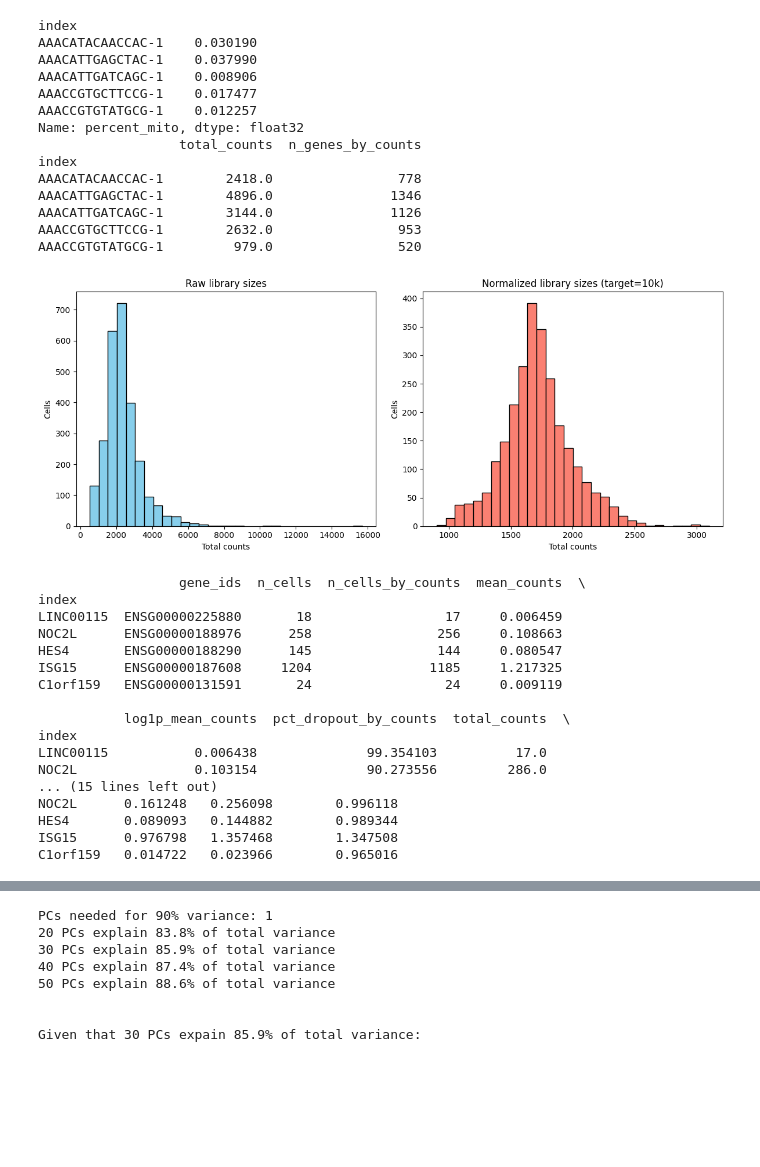
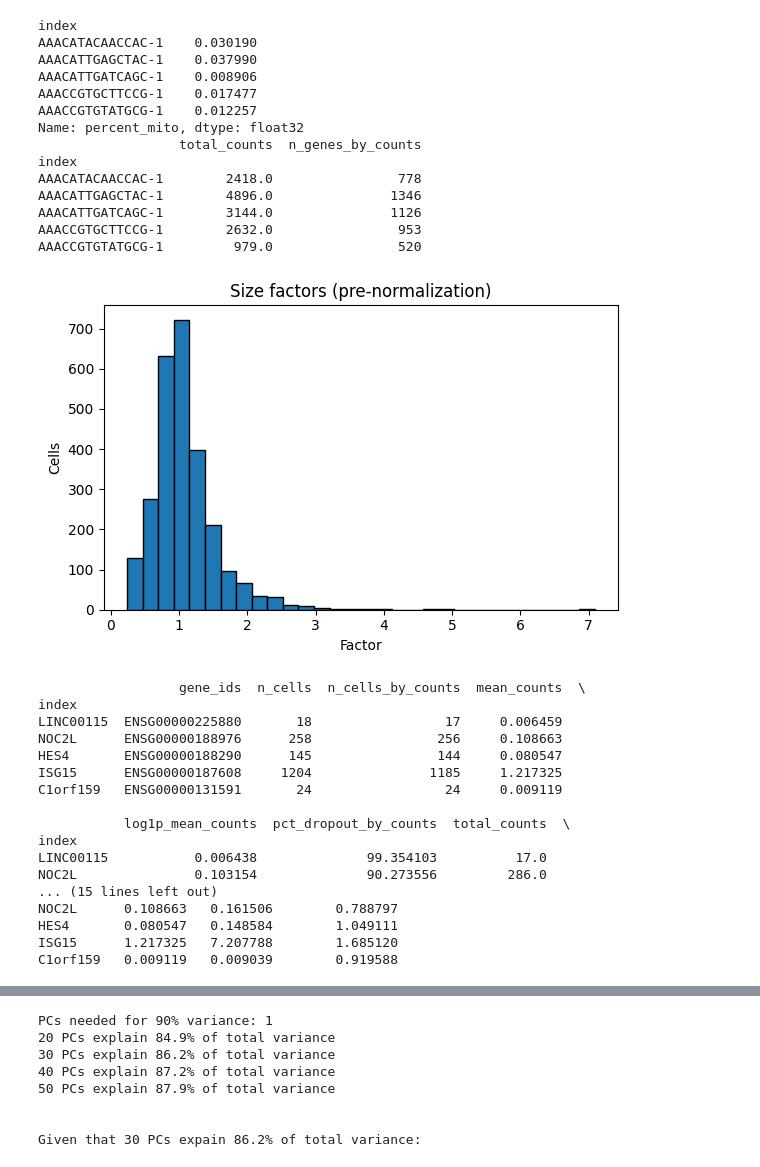
Before and after one commit to AdiWiesel/PBMC3k_scRNAseq_pipeline, a Jupyter notebook: BasicPipeline.ipynb, the cells around one changed output, grey strips where cells are left out. Saved outputs shown, nothing was run; the diff lists cells and outputs as text; code cells hidden in the pictures; blank space fills up the shorter version.

```diff
--- a/BasicPipeline.ipynb
+++ b/BasicPipeline.ipynb
@@ -32,37 +32,26 @@ print(adata.obs[["total_counts", "n_genes_by_counts"]].head()) # pre-normalizati
 adata.layers["counts"] = adata.X.copy() # preserve raw counts
 adata.layers["counts_norm"] = adata.layers["counts"].copy()
 sc.pp.normalize_total(adata, target_sum=1e4, layer="counts_norm", inplace=True)
-
 # 3. Log-transform (variance stabilizer)
 sc.pp.log1p(adata, layer="counts_norm")
 
 adata.layers["logcounts"] = adata.layers["counts_norm"].copy()
 
-# 4. Compare distributions (before and after normal+log transformation)
-raw_counts = np.array(adata.layers["counts"].sum(axis=1)).ravel()
-norm_counts = np.array(adata.layers["counts_norm"].sum(axis=1)).ravel()
-
-plt.figure(figsize=(12,5))
-
-plt.subplot(1,2,1)
-plt.hist(raw_counts, bins=30, color="skyblue", edgecolor="black")
-plt.title("Raw library sizes")
-plt.xlabel("Total counts")
+pre_counts = np.array(adata.layers["counts"].sum(axis=1)).ravel()
+size_factors = pre_counts / np.median(pre_counts)
+plt.figure(figsize=(6,4))
+plt.hist(size_factors, bins=30, edgecolor="black")
+plt.title("Size factors (pre-normalization)")
+plt.xlabel("Factor")
 plt.ylabel("Cells")
-
-plt.subplot(1,2,2)
-plt.hist(norm_counts, bins=30, color="salmon", edgecolor="black")
-plt.title("Normalized library sizes (target=10k)")
-plt.xlabel("Total counts")
-plt.ylabel("Cells")
-
 plt.tight_layout()
 plt.show()
+
 
 # Feature selection (identify HVGs)
 sc.pp.highly_variable_genes(
     adata,
-    layer="logcounts",        # use log-normalized data
+    layer="counts",
     flavor="seurat_v3",
     n_top_genes=1500          # choose the 1.5k genes with highest variance (might imply biological importance)
 )
@@ -129,34 +118,34 @@ This notebook implemented the single-cell RNA-seq analysis workflow
 up to clustering (Sections 1–10 of *sc-best-practices*), using the PBMC3k dataset.
 
 - The pipeline included QC, normalization, log transformation,
   selection of 1500 highly variable genes, PCA, neighborhood graph construction,
   Leiden clustering, and UMAP visualization.
 - The resulting UMAP revealed ~7 transcriptionally distinct clusters,
   corresponding to major immune cell types (T, B, NK, monocytes, dendritic).
 
 ### **Next Steps (Future Work)**
 - **Annotation:** identify marker genes per cluster and assign biological identities.
 - **Integration:** merge multiple datasets to study batch effects.
 - **Differential expression:** characterize transcriptional differences between conditions.
 - **Trajectory inference:** reconstruct dynamic cell-state transitions.
 - **Machine learning:** explore supervised classification of known cell types.
 """))
 # %% [output]
 index
 AAACATACAACCAC-1    0.030190
 AAACATTGAGCTAC-1    0.037990
 AAACATTGATCAGC-1    0.008906
 AAACCGTGCTTCCG-1    0.017477
 AAACCGTGTATGCG-1    0.012257
 Name: percent_mito, dtype: float32
                   total_counts  n_genes_by_counts
 index
 AAACATACAACCAC-1        2418.0                778
 AAACATTGAGCTAC-1        4896.0               1346
 AAACATTGATCAGC-1        3144.0               1126
 AAACCGTGCTTCCG-1        2632.0                953
 AAACCGTGTATGCG-1         979.0                520
-[figure, old version]
+[figure, new version]
                   gene_ids  n_cells  n_cells_by_counts  mean_counts  \
 index
 LINC00115  ENSG00000225880       18                 17     0.006459
@@ -170,7 +159,7 @@ index
 LINC00115           0.006438              99.354103          17.0
 NOC2L               0.103154              90.273556         286.0
 ... (15 lines left out)
-NOC2L      0.161248   0.256098        0.996118
-HES4       0.089093   0.144882        0.989344
-ISG15      0.976798   1.357468        1.347508
-C1orf159   0.014722   0.023966        0.965016
+NOC2L      0.108663   0.161506        0.788797
+HES4       0.080547   0.148584        1.049111
+ISG15      1.217325   7.207788        1.685120
+C1orf159   0.009119   0.009039        0.919588
@@ -179,8 +168,8 @@ C1orf159   0.014722   0.023966        0.965016
 PCs needed for 90% variance: 1
-20 PCs explain 83.8% of total variance
-30 PCs explain 85.9% of total variance
-40 PCs explain 87.4% of total variance
-50 PCs explain 88.6% of total variance
+20 PCs explain 84.9% of total variance
+30 PCs explain 86.2% of total variance
+40 PCs explain 87.2% of total variance
+50 PCs explain 87.9% of total variance
 
 
-Given that 30 PCs expain 85.9% of total variance:
+Given that 30 PCs expain 86.2% of total variance:
```
Also changed, not shown: parts of 1 cell of this notebook.
